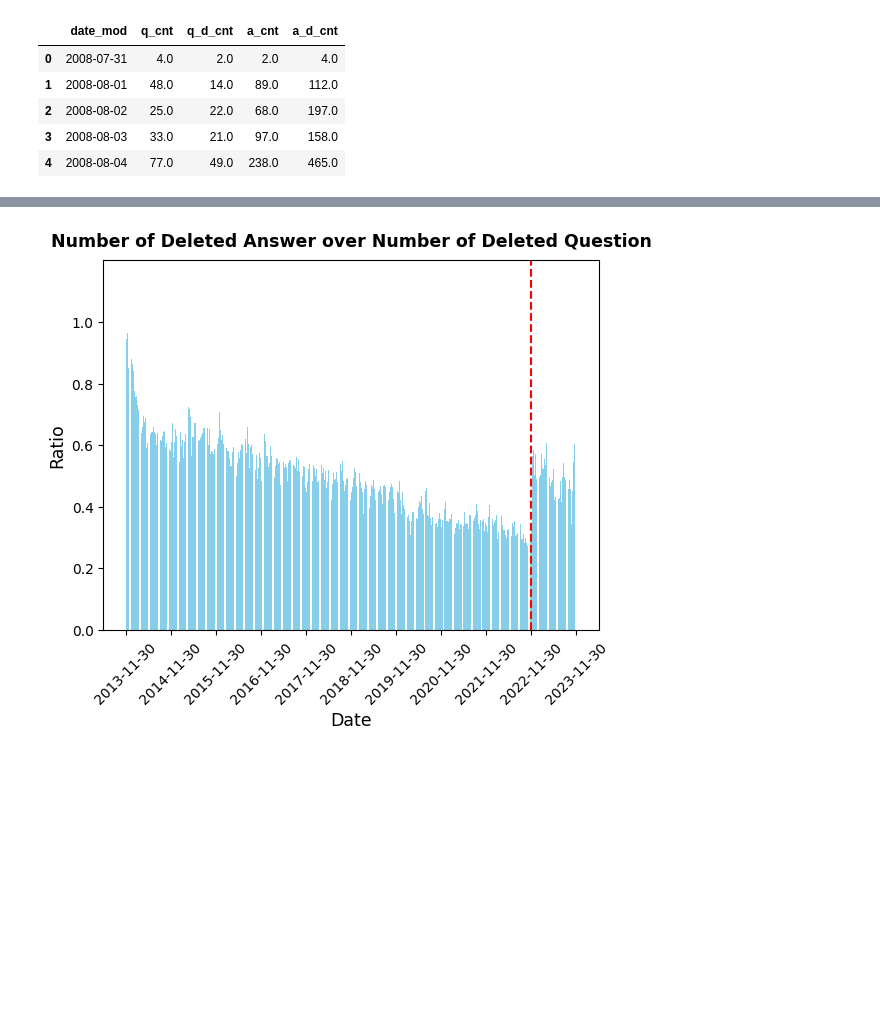
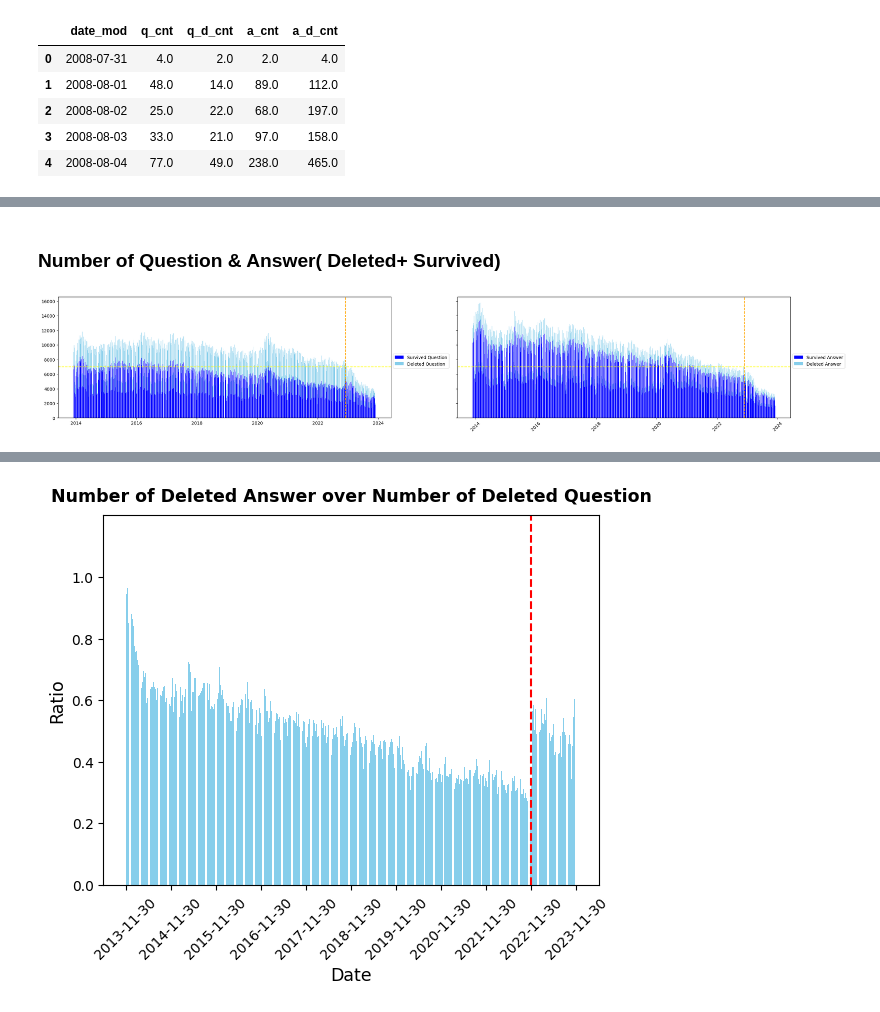
Before and after one commit to boysbeanxious/stackoverflow_src, a Jupyter notebook: DA/2_deletedpost_chk.ipynb, the cells around one changed output, grey strips where cells are left out. Saved outputs shown, nothing was run; the diff lists cells and outputs as text; code cells hidden in the pictures; blank space fills up the shorter version.

```diff
--- a/DA/2_deletedpost_chk.ipynb
+++ b/DA/2_deletedpost_chk.ipynb
@@ -125,0 +155,44 @@ postwithdeleted_pivot = postwithdeleted_pivot[postwithdeleted_pivot['date_mod']>
+# %% [markdown]
+### Number of Question & Answer( Deleted+ Survived)
+# %%
+fig, ax = plt.subplots(1, 2, figsize = (30, 5), sharey=True, sharex=True)
+
+# ax.bar(topic_per_pivot['date'], topic_per_pivot[0], width = 0.5, color='blue', label = 'Party A')
+ax[0].bar(postwithdeleted_pivot['date_mod'], postwithdeleted_pivot['q_cnt'], color='blue', label = 'Survived Question')
+ax[0].bar(postwithdeleted_pivot['date_mod'], postwithdeleted_pivot['q_d_cnt'], bottom = postwithdeleted_pivot['q_cnt'], color = 'skyblue', label = 'Deleted Question')
+
+ax[0].axvline([major_xticks[-2]], # add vertical line
+           color = 'orange',
+           linestyle = '--',
+           linewidth = 1.5)
+
+ax[0].axhline(7000, # add vertical line
+           color = 'yellow',
+           linestyle = '--',
+           linewidth = 1.5)
+
+ax[0].legend( title_fontsize = 10, fontsize = 10,
+          bbox_to_anchor = (1, 0.55))
+
+
+ax[1].bar(postwithdeleted_pivot['date_mod'], postwithdeleted_pivot['a_cnt'], color='blue', label = 'Survived Answer')
+ax[1].bar(postwithdeleted_pivot['date_mod'], postwithdeleted_pivot['a_d_cnt'], bottom = postwithdeleted_pivot['a_cnt'], color = 'skyblue', label = 'Deleted Answer')
+
+ax[1].axvline([major_xticks[-2]], # add vertical line
+           color = 'orange',
+           linestyle = '--',
+           linewidth = 1.5)
+
+ax[1].axhline(7000, # add vertical line
+           color = 'yellow',
+           linestyle = '--',
+           linewidth = 1.5)
+
+ax[1].legend( title_fontsize = 10, fontsize = 10,
+          bbox_to_anchor = (1, 0.55))
+
+plt.xticks(rotation = 45)
+plt.show();
+plt.show();
+# %% [output]
+[figure, added]
```
Also changed, not shown: parts of 40 cells of this notebook, 2 other files.
